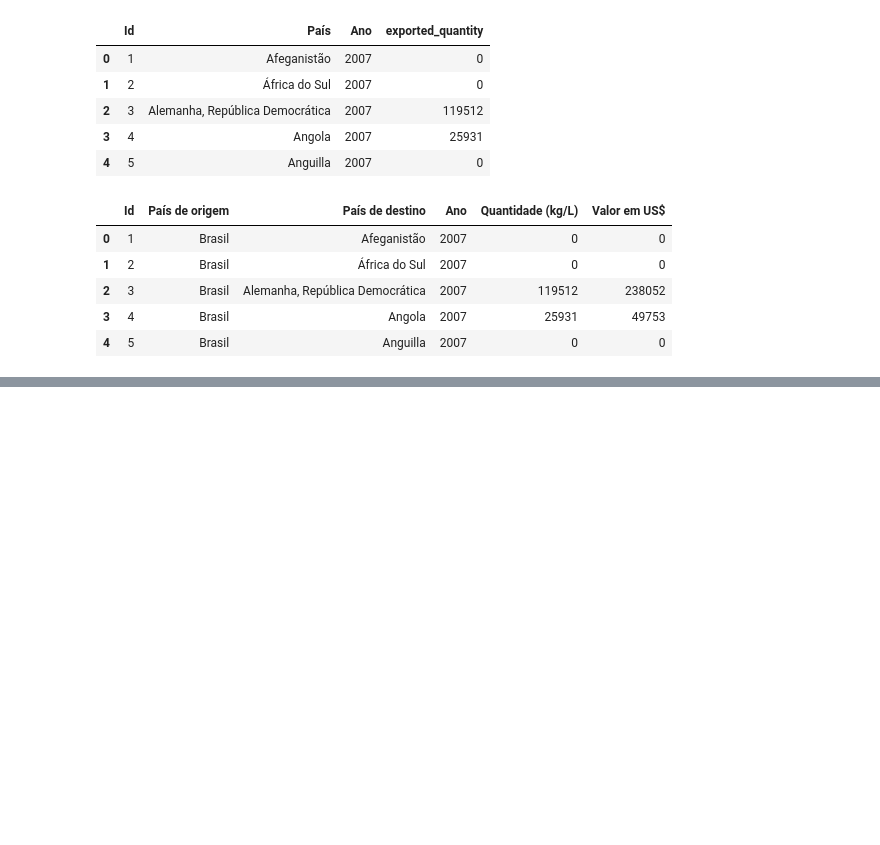
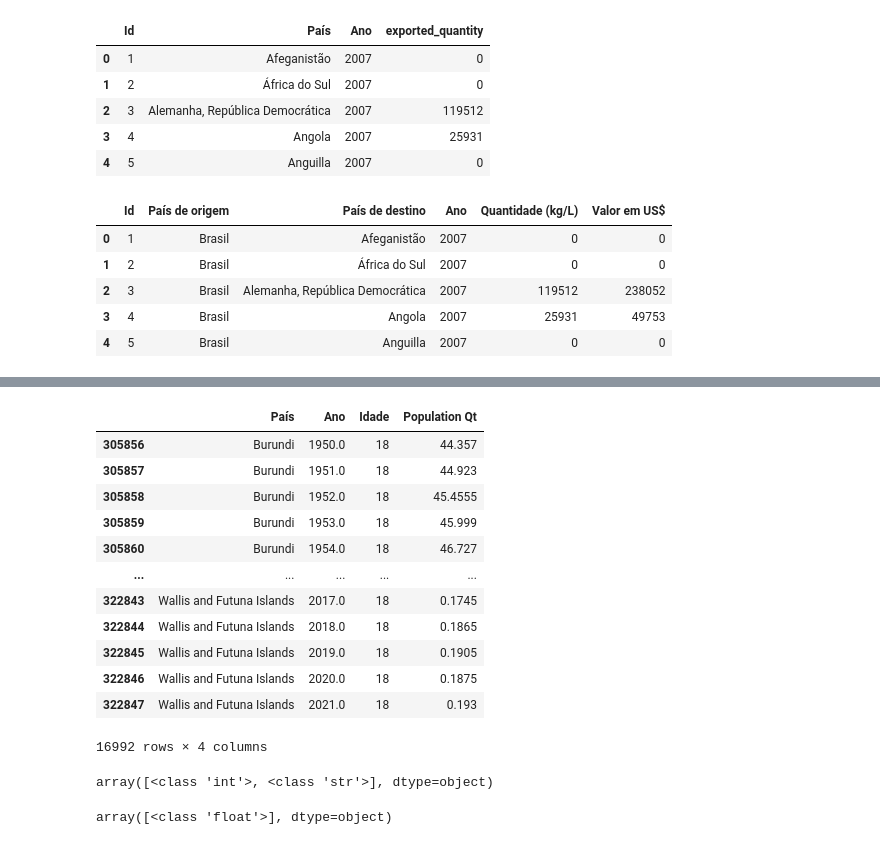
Before and after one commit to andersonpacheco1/Wine_Exports, a Jupyter notebook: assets/notebooks/analise_exploratoria.ipynb, the cells around one changed output, grey strips where cells are left out. Drawn from its saved outputs; the diff is of its cells as text; code cells hidden in the pictures; blank space fills up the shorter version.

```diff
--- a/assets/notebooks/analise_exploratoria.ipynb
+++ b/assets/notebooks/analise_exploratoria.ipynb
@@ -136,0 +161,33 @@ merged_data.to_csv("../data/exported_data2007_2022.csv", index=False)
+# %%
+id_vars = ['Variant', 'Region, subregion, country or area *', 'Notes', 'Location code', 'ISO3 Alpha-code', 'ISO2 Alpha-code', 'SDMX code**', 'Type', 'Parent code', 'Year']
+population_by_age = population_by_age.melt(id_vars=id_vars, var_name='Age', value_name='Population Qt')
+# %%
+population_by_age = population_by_age[["Region, subregion, country or area *", "Year", "Age", "Population Qt"]]
+# %%
+population_by_age.rename(columns={'Region, subregion, country or area *': 'País', 'Year': 'Ano', 'Age': 'Idade'}, inplace=True)
+# %%
+# Filtrando apenas a população acima de 18 anos que é a idade legal permitidada para beber álcool na maioria dos países
+
+population_by_age.query('Idade == 18')
+# %% [output]
+|  | País | Ano | Idade | Population Qt |
+| 305856 | Burundi | 1950.0 | 18 | 44.357 |
+| 305857 | Burundi | 1951.0 | 18 | 44.923 |
+| 305858 | Burundi | 1952.0 | 18 | 45.4555 |
+| 305859 | Burundi | 1953.0 | 18 | 45.999 |
+| 305860 | Burundi | 1954.0 | 18 | 46.727 |
+| ... | ... | ... | ... | ... |
+| 322843 | Wallis and Futuna Islands | 2017.0 | 18 | 0.1745 |
+| 322844 | Wallis and Futuna Islands | 2018.0 | 18 | 0.1865 |
+| 322845 | Wallis and Futuna Islands | 2019.0 | 18 | 0.1905 |
+| 322846 | Wallis and Futuna Islands | 2020.0 | 18 | 0.1875 |
+| 322847 | Wallis and Futuna Islands | 2021.0 | 18 | 0.193 |
+16992 rows × 4 columns
+# %%
+population_by_age['Idade'].apply(type).unique()
+# %% [output]
+array([<class 'int'>, <class 'str'>], dtype=object)
+# %%
+population_by_age['Ano'].apply(type).unique()
+# %% [output]
+array([<class 'float'>], dtype=object)
```
Also changed, not shown: parts of 18 cells of this notebook, 10 other files.
